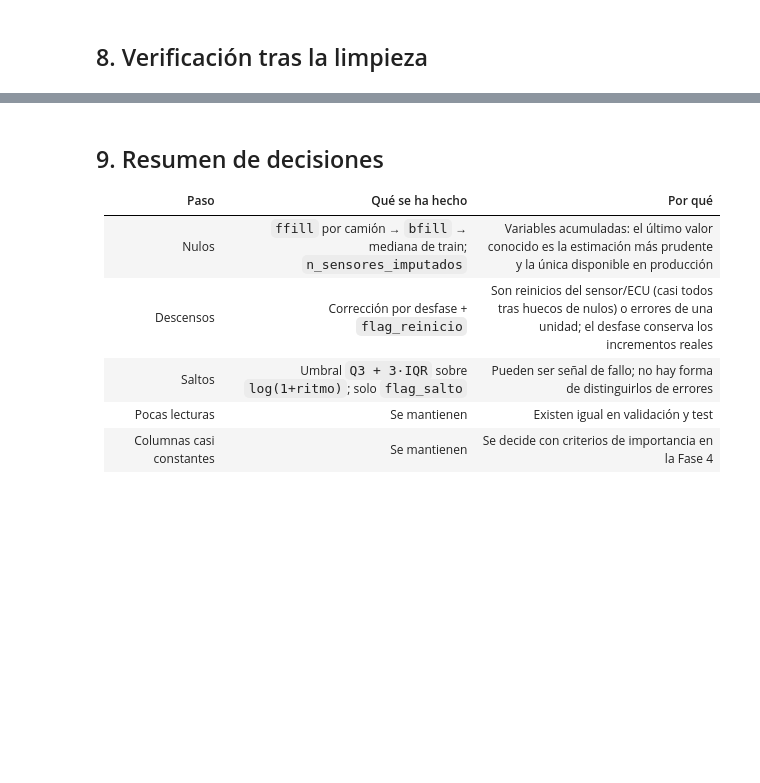
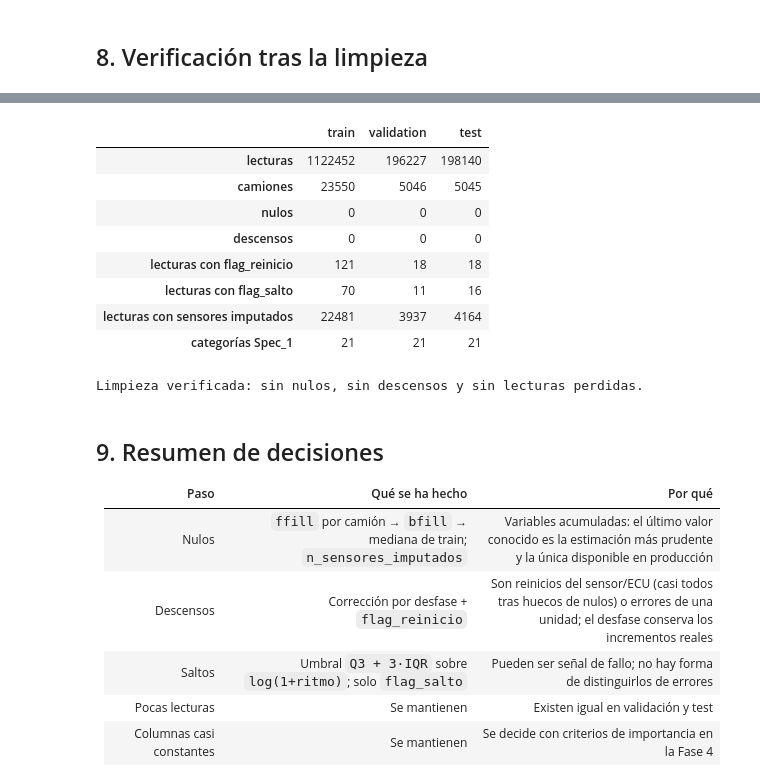
Before and after one commit to Andoni0404/scania-predictive-maintenance, a Jupyter notebook: notebooks/02_limpieza.ipynb, the cells around one changed output, grey strips where cells are left out. Saved outputs shown, nothing was run; the diff lists cells and outputs as text; code cells hidden in the pictures; blank space fills up the shorter version.

Commit message:
Fase 2: notebook de limpieza ejecutado

```diff
--- a/notebooks/02_limpieza.ipynb
+++ b/notebooks/02_limpieza.ipynb
@@ -236,8 +347,45 @@ check
+# %%
+# Recargar src/cleaning.py con la corrección y volver a generar los datos limpios
+import importlib
+import src.cleaning
+importlib.reload(src.cleaning)
+from src.cleaning import build_clean, load_clean, monotonic_violations
+
+report = build_clean()
+
+rows = {}
+for s in data.SPLITS:
+    r, sp, lb = load_clean(s)
+    rows[s] = {
+        "lecturas": len(r),
+        "camiones": r["vehicle_id"].nunique(),
+        "nulos": int(r[data.SENSOR_COLUMNS].isna().sum().sum()),
+        "descensos": len(monotonic_violations(r)),
+        "lecturas con flag_reinicio": int(r["flag_reinicio"].sum()),
+        "lecturas con flag_salto": int(r["flag_salto"].sum()),
+        "lecturas con sensores imputados": int((r["n_sensores_imputados"] > 0).sum()),
+        "categorías Spec_1": sp["Spec_1"].nunique(),
+    }
+    del r
+check = pd.DataFrame(rows)
+check
+# %% [output]
+|  | train | validation | test |
+| lecturas | 1122452 | 196227 | 198140 |
+| camiones | 23550 | 5046 | 5045 |
+| nulos | 0 | 0 | 0 |
+| descensos | 0 | 0 | 0 |
+| lecturas con flag_reinicio | 121 | 18 | 18 |
+| lecturas con flag_salto | 70 | 11 | 16 |
+| lecturas con sensores imputados | 22481 | 3937 | 4164 |
+| categorías Spec_1 | 21 | 21 | 21 |
 # %%
 assert (check.loc["nulos"] == 0).all(), "Quedan nulos"
 assert (check.loc["descensos"] == 0).all(), "Quedan descensos"
 assert (check.loc["lecturas"].values == [1_122_452, 196_227, 198_140]).all(), "Se han perdido lecturas"
 print("Limpieza verificada: sin nulos, sin descensos y sin lecturas perdidas.")
+# %% [output]
+Limpieza verificada: sin nulos, sin descensos y sin lecturas perdidas.
 # %% [markdown]
 ## 9. Resumen de decisiones
 
```
Also changed, not shown: parts of 17 cells of this notebook.
